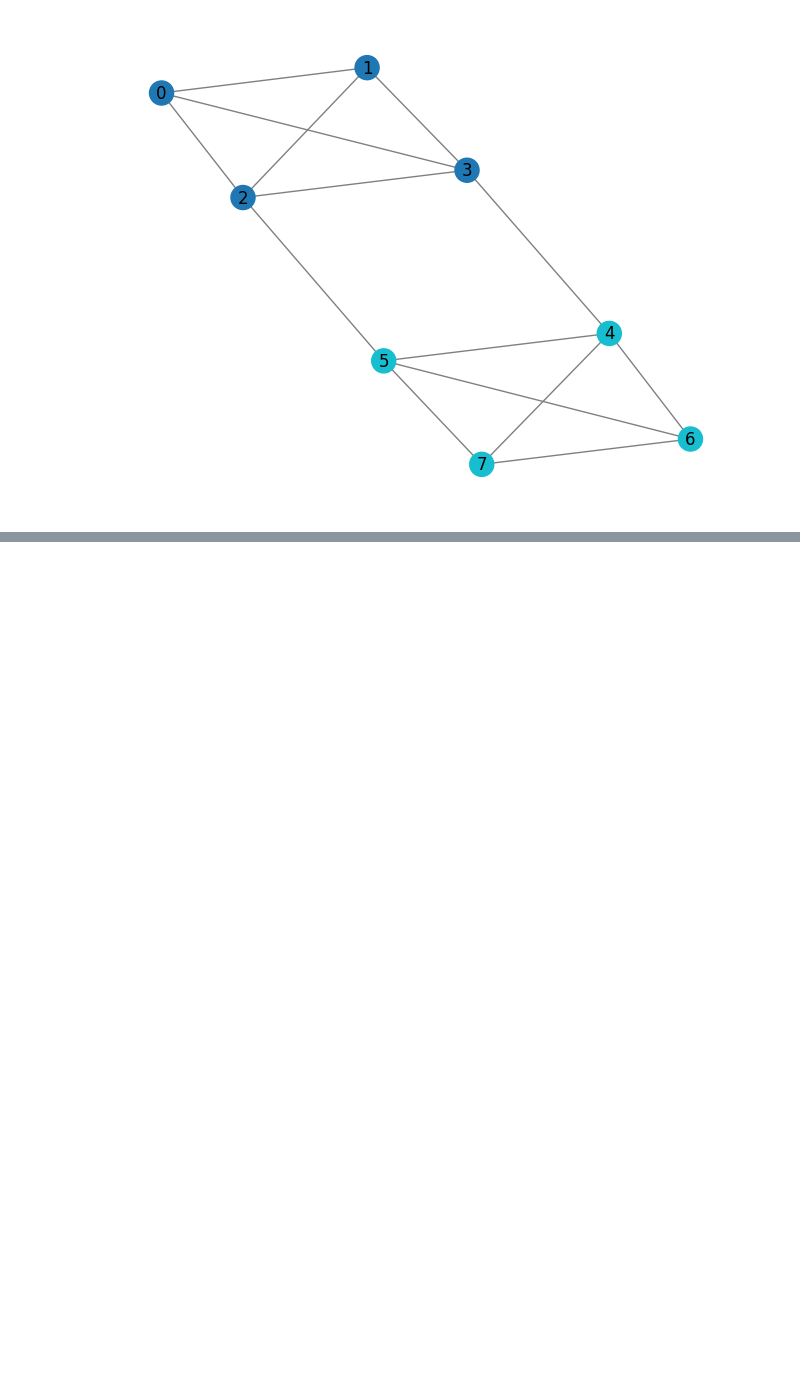
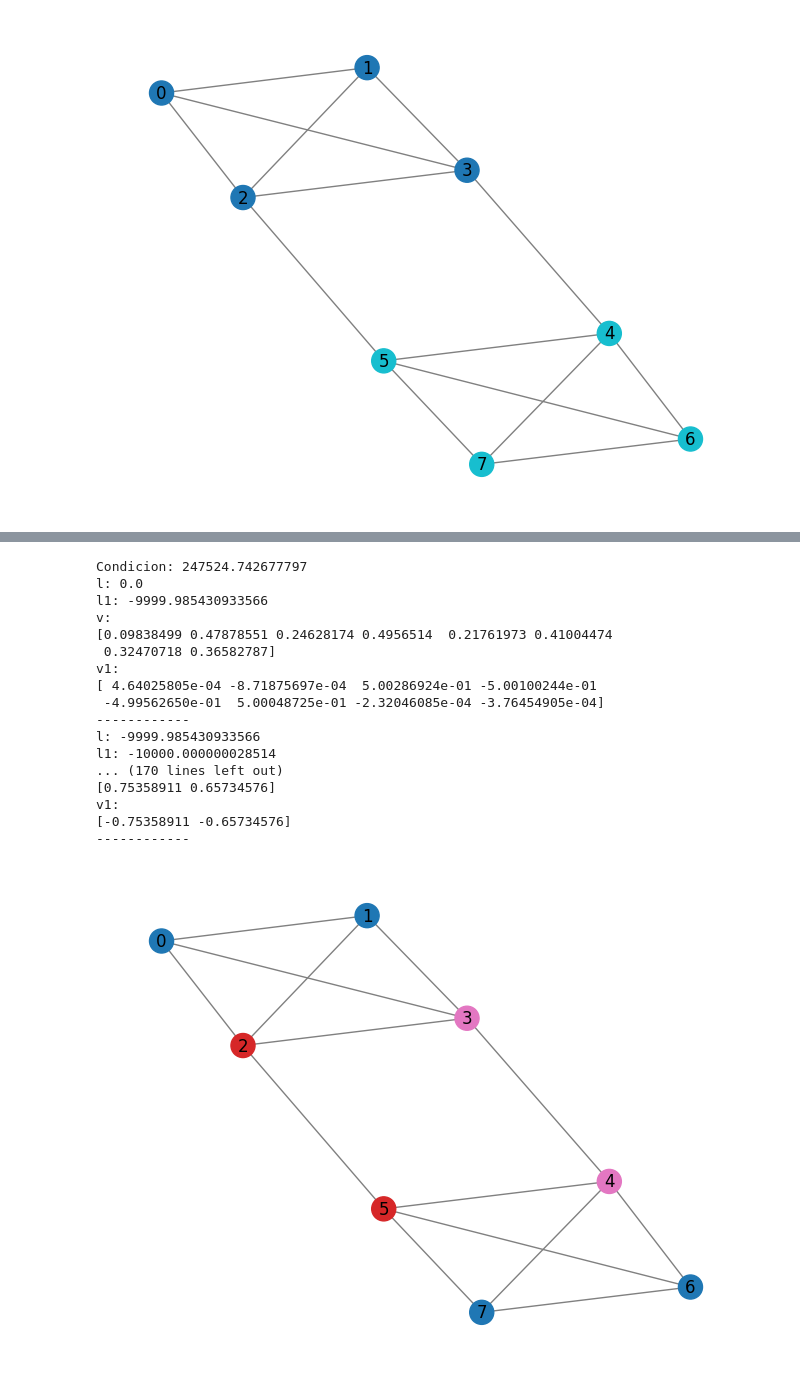
Before and after one commit to iggallardo-uba/ALC-2025, a Jupyter notebook: TP2/TP_2_ALC_2025.ipynb, the cells around one changed output, grey strips where cells are left out. Drawn from its saved outputs; the diff is of its cells as text; code cells hidden in the pictures; blank space fills up the shorter version.

```diff
--- a/TP2/TP_2_ALC_2025.ipynb
+++ b/TP2/TP_2_ALC_2025.ipynb
@@ -102,15 +136,3 @@ def draw_graph_with_communities(A, communities):
 draw_graph_with_communities(A_ejemplo, modularidad_iterativo(A_ejemplo))
 # %% [output]
 [figure]
-# %%
-def random_symmetric_adjacency(n=12, p=0.3, seed=None):
-    if seed is not None:
-        np.random.seed(seed)
-
-    A = np.triu((np.random.rand(n, n) < p).astype(int), 1)
-    A = A + A.T  # make symmetric
-    return A
-
-A = random_symmetric_adjacency(12, p=0.3)
-
-modularidad_iterativo(A)
@@ -124,0 +160,36 @@ Modularidad Adecuada
+# %%
+def draw_graph_with_communities(A, communities):
+    G = nx.from_numpy_array(A)
+
+    # Assign a unique color to each community
+    colors = plt.cm.get_cmap('tab10', len(communities))
+    node_colors = [None] * len(A)
+
+    for i, group in enumerate(communities):
+        for node in group:
+            node_colors[node] = colors(i)
+
+    pos = nx.spring_layout(G, seed=42)
+    nx.draw(G, pos, node_color=node_colors, with_labels=True, edge_color='gray')
+    plt.show()
+
+draw_graph_with_communities(A_ejemplo, laplaciano_iterativo(A_ejemplo,2))
+# %% [output]
+Condicion: 247524.742677797
+l: 0.0
+l1: -9999.985430933566
+v:
+[0.09838499 0.47878551 0.24628174 0.4956514  0.21761973 0.41004474
+ 0.32470718 0.36582787]
+v1:
+[ 4.64025805e-04 -8.71875697e-04  5.00286924e-01 -5.00100244e-01
+ -4.99562650e-01  5.00048725e-01 -2.32046085e-04 -3.76454905e-04]
+------------
+l: -9999.985430933566
+l1: -10000.000000028514
+... (170 lines left out)
+[0.75358911 0.65734576]
+v1:
+[-0.75358911 -0.65734576]
+------------
+[figure, added]
```
Also changed, not shown: parts of 5 cells of this notebook, 1 other file.
